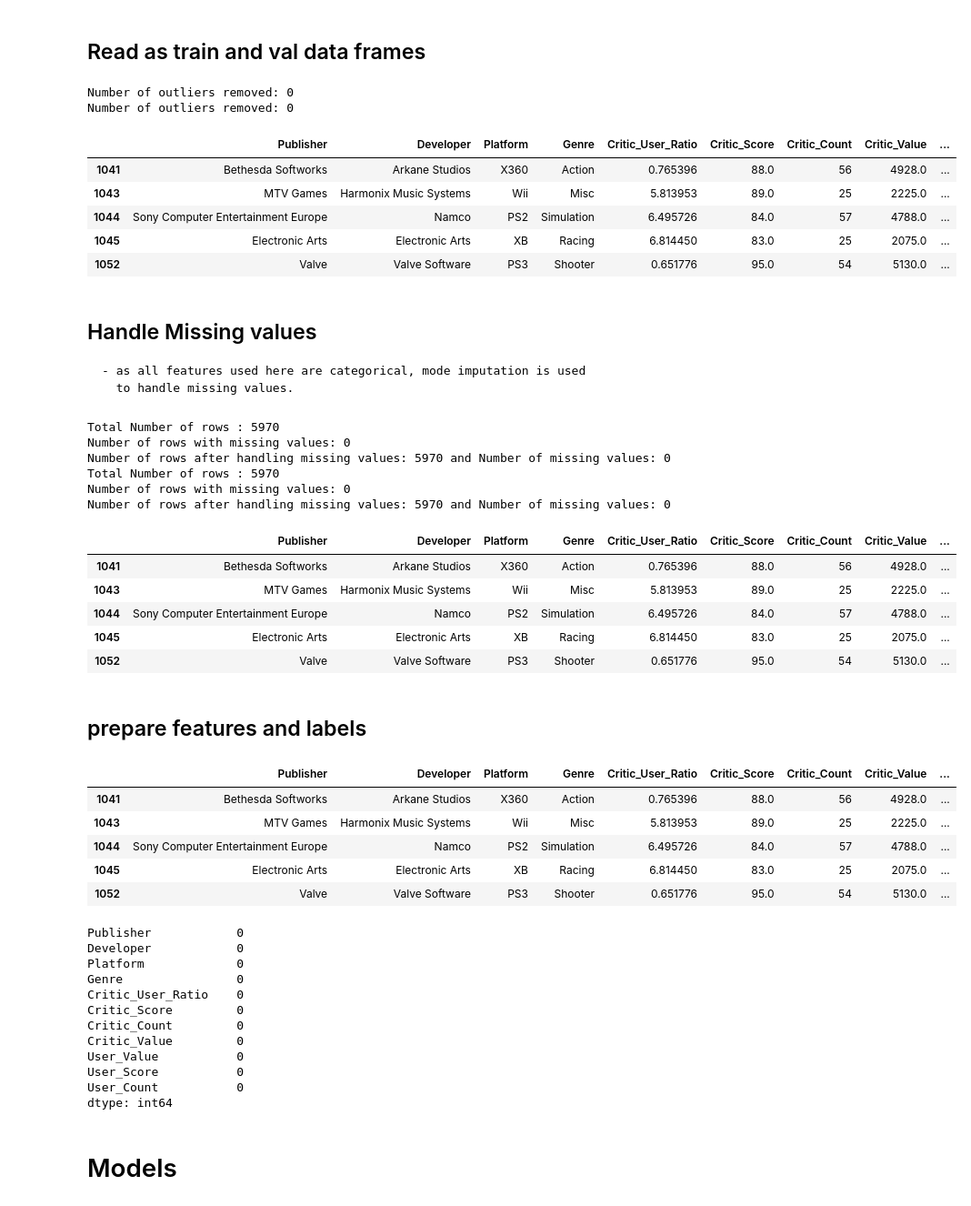
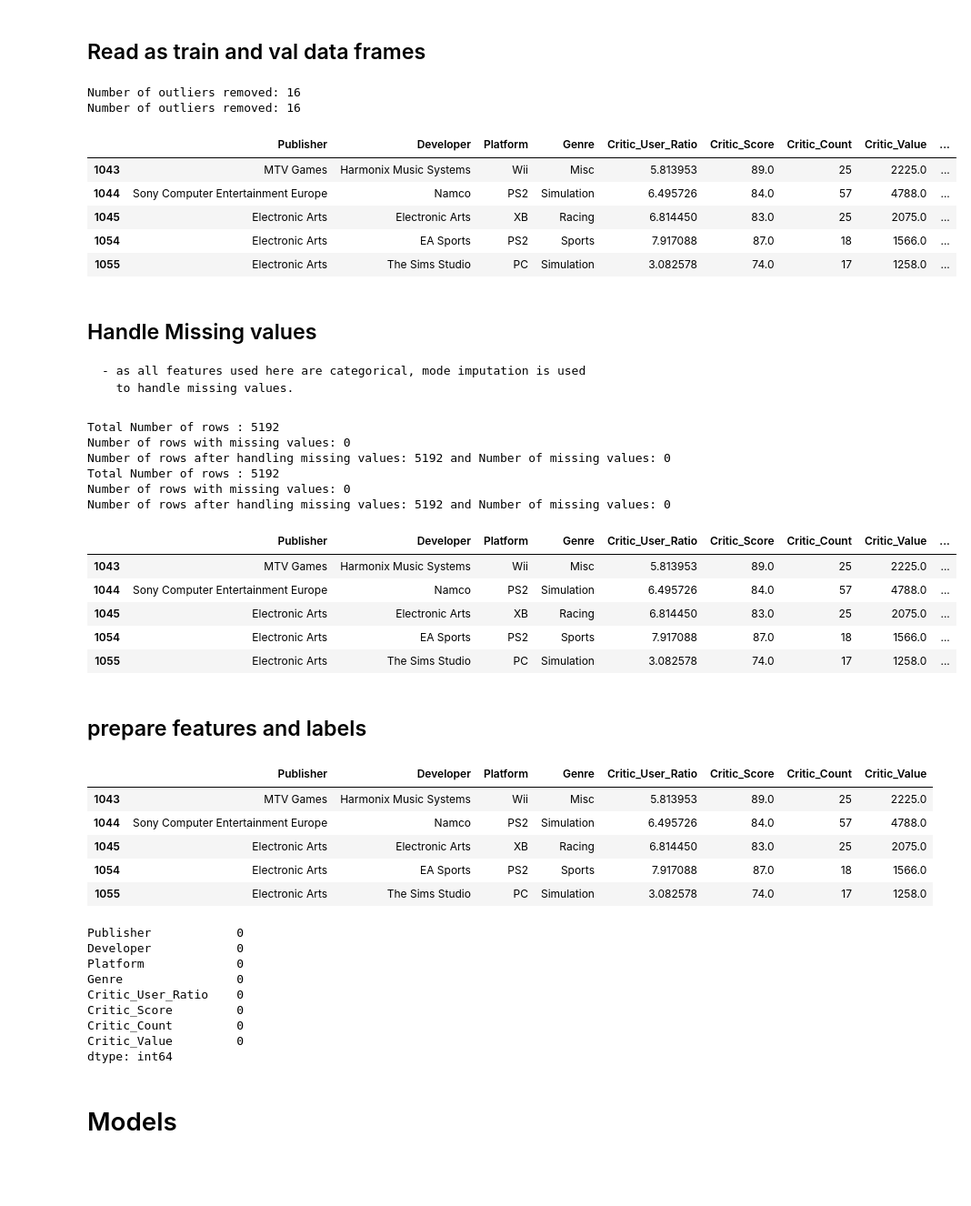
Before and after one commit to GhiathAjam/Analysis-of-Video-Games-Sales, a Jupyter notebook: Analysis/PredictiveQuestions/Q1.ipynb, the cells around one changed output. Shown at 91% size. Drawn from its saved outputs; the diff is of its cells as text; code cells hidden in the pictures; blank space fills up the shorter version.

```diff
--- a/Analysis/PredictiveQuestions/Q1.ipynb
+++ b/Analysis/PredictiveQuestions/Q1.ipynb
@@ -104,39 +103,39 @@ scatter(df,'Critic_Score','Global_Sales','Critic Score vs Global Sales')
 # %%
 #split the data into train and validation
 df_train, df_val = train_test_split(df, test_size=0.2, random_state=42)
 df_train=remove_common_outliers(df ,['Critic_Score'])
 df_val = remove_common_outliers(df ,['Critic_Score'])
 #convert critic count to int
 df_train['Critic_Count'] = df_train['Critic_Count'].astype(int)
 df_val['Critic_Count'] = df_val['Critic_Count'].astype(int)
 #convert user count to int
 df_train['User_Count'] = df_train['User_Count'].astype(int)
 df_val['User_Count'] = df_val['User_Count'].astype(int)
 # create new column called critic value= critic score * critic count
 df_train['Critic_Value'] = df_train['Critic_Score'] * df_train['Critic_Count']
 df_val['Critic_Value'] = df_val['Critic_Score'] * df_val['Critic_Count']
 # create new column called user value= user score * user count
 df_train['User_Value'] = df_train['User_Score'] * df_train['User_Count']
 df_val['User_Value'] = df_val['User_Score'] * df_val['User_Count']
 # create new column called critic/user ratio= critic value / user value
 df_train['Critic_User_Ratio'] = df_train['Critic_Value'] / df_train['User_Value']
 df_val['Critic_User_Ratio'] = df_val['Critic_Value'] / df_val['User_Value']
 # keep only important features
 # keep only important features
-selected_features = [ 'Publisher', 'Developer', 'Platform','Genre', 'Critic_User_Ratio','Critic_Score','Critic_Count','Critic_Value','User_Value','Global_Sales' , 'User_Score','User_Count']
+selected_features = [ 'Publisher', 'Developer', 'Platform','Genre', 'Critic_User_Ratio','Critic_Score','Critic_Count','Critic_Value','Global_Sales' ]
 
 df_train = df_train[selected_features]
 df_val = df_val[selected_features]
 df_train.head()
 # %% [output]
-Number of outliers removed: 0
-Number of outliers removed: 0
+Number of outliers removed: 16
+Number of outliers removed: 16
 |  | Publisher | Developer | Platform | Genre | Critic_User_Ratio | Critic_Score | Critic_Count | Critic_Value | ... |
-| 1041 | Bethesda Softworks | Arkane Studios | X360 | Action | 0.765396 | 88.0 | 56 | 4928.0 | ... |
 | 1043 | MTV Games | Harmonix Music Systems | Wii | Misc | 5.813953 | 89.0 | 25 | 2225.0 | ... |
 | 1044 | Sony Computer Entertainment Europe | Namco | PS2 | Simulation | 6.495726 | 84.0 | 57 | 4788.0 | ... |
 | 1045 | Electronic Arts | Electronic Arts | XB | Racing | 6.814450 | 83.0 | 25 | 2075.0 | ... |
-| 1052 | Valve | Valve Software | PS3 | Shooter | 0.651776 | 95.0 | 54 | 5130.0 | ... |
+| 1054 | Electronic Arts | EA Sports | PS2 | Sports | 7.917088 | 87.0 | 18 | 1566.0 | ... |
+| 1055 | Electronic Arts | The Sims Studio | PC | Simulation | 3.082578 | 74.0 | 17 | 1258.0 | ... |
 # %% [markdown]
 ## Handle Missing values
     - as all features used here are categorical, mode imputation is used
@@ -147,18 +146,18 @@ df_train =handle_missing_values(df_train, handling_method='mode_interpolate',nei
 df_val =handle_missing_values(df_val,handling_method='mode_interpolate',neighbors=5)
 df_train.head()
 # %% [output]
-Total Number of rows : 5970
+Total Number of rows : 5192
 Number of rows with missing values: 0
-Number of rows after handling missing values: 5970 and Number of missing values: 0
-Total Number of rows : 5970
+Number of rows after handling missing values: 5192 and Number of missing values: 0
+Total Number of rows : 5192
 Number of rows with missing values: 0
-Number of rows after handling missing values: 5970 and Number of missing values: 0
+Number of rows after handling missing values: 5192 and Number of missing values: 0
 |  | Publisher | Developer | Platform | Genre | Critic_User_Ratio | Critic_Score | Critic_Count | Critic_Value | ... |
-| 1041 | Bethesda Softworks | Arkane Studios | X360 | Action | 0.765396 | 88.0 | 56 | 4928.0 | ... |
 | 1043 | MTV Games | Harmonix Music Systems | Wii | Misc | 5.813953 | 89.0 | 25 | 2225.0 | ... |
 | 1044 | Sony Computer Entertainment Europe | Namco | PS2 | Simulation | 6.495726 | 84.0 | 57 | 4788.0 | ... |
 | 1045 | Electronic Arts | Electronic Arts | XB | Racing | 6.814450 | 83.0 | 25 | 2075.0 | ... |
-| 1052 | Valve | Valve Software | PS3 | Shooter | 0.651776 | 95.0 | 54 | 5130.0 | ... |
+| 1054 | Electronic Arts | EA Sports | PS2 | Sports | 7.917088 | 87.0 | 18 | 1566.0 | ... |
+| 1055 | Electronic Arts | The Sims Studio | PC | Simulation | 3.082578 | 74.0 | 17 | 1258.0 | ... |
 # %% [markdown]
 ## prepare features and labels
 # %%
@@ -169,12 +168,12 @@ y_val = df_val['Global_Sales']
 X_val = df_val.drop('Global_Sales', axis=1)
 X_train.head()
 # %% [output]
-|  | Publisher | Developer | Platform | Genre | Critic_User_Ratio | Critic_Score | Critic_Count | Critic_Value | ... |
-| 1041 | Bethesda Softworks | Arkane Studios | X360 | Action | 0.765396 | 88.0 | 56 | 4928.0 | ... |
-| 1043 | MTV Games | Harmonix Music Systems | Wii | Misc | 5.813953 | 89.0 | 25 | 2225.0 | ... |
-| 1044 | Sony Computer Entertainment Europe | Namco | PS2 | Simulation | 6.495726 | 84.0 | 57 | 4788.0 | ... |
-| 1045 | Electronic Arts | Electronic Arts | XB | Racing | 6.814450 | 83.0 | 25 | 2075.0 | ... |
-| 1052 | Valve | Valve Software | PS3 | Shooter | 0.651776 | 95.0 | 54 | 5130.0 | ... |
+|  | Publisher | Developer | Platform | Genre | Critic_User_Ratio | Critic_Score | Critic_Count | Critic_Value |
+| 1043 | MTV Games | Harmonix Music Systems | Wii | Misc | 5.813953 | 89.0 | 25 | 2225.0 |
+| 1044 | Sony Computer Entertainment Europe | Namco | PS2 | Simulation | 6.495726 | 84.0 | 57 | 4788.0 |
+| 1045 | Electronic Arts | Electronic Arts | XB | Racing | 6.814450 | 83.0 | 25 | 2075.0 |
+| 1054 | Electronic Arts | EA Sports | PS2 | Sports | 7.917088 | 87.0 | 18 | 1566.0 |
+| 1055 | Electronic Arts | The Sims Studio | PC | Simulation | 3.082578 | 74.0 | 17 | 1258.0 |
 # %%
 X_train.isnull().sum()
 # %% [output]
@@ -186,9 +185,6 @@ Critic_User_Ratio    0
 Critic_Score         0
 Critic_Count         0
 Critic_Value         0
-User_Value           0
-User_Score           0
-User_Count           0
 dtype: int64
 # %% [markdown]
 # Models
```
Also changed, not shown: parts of 10 cells of this notebook.
